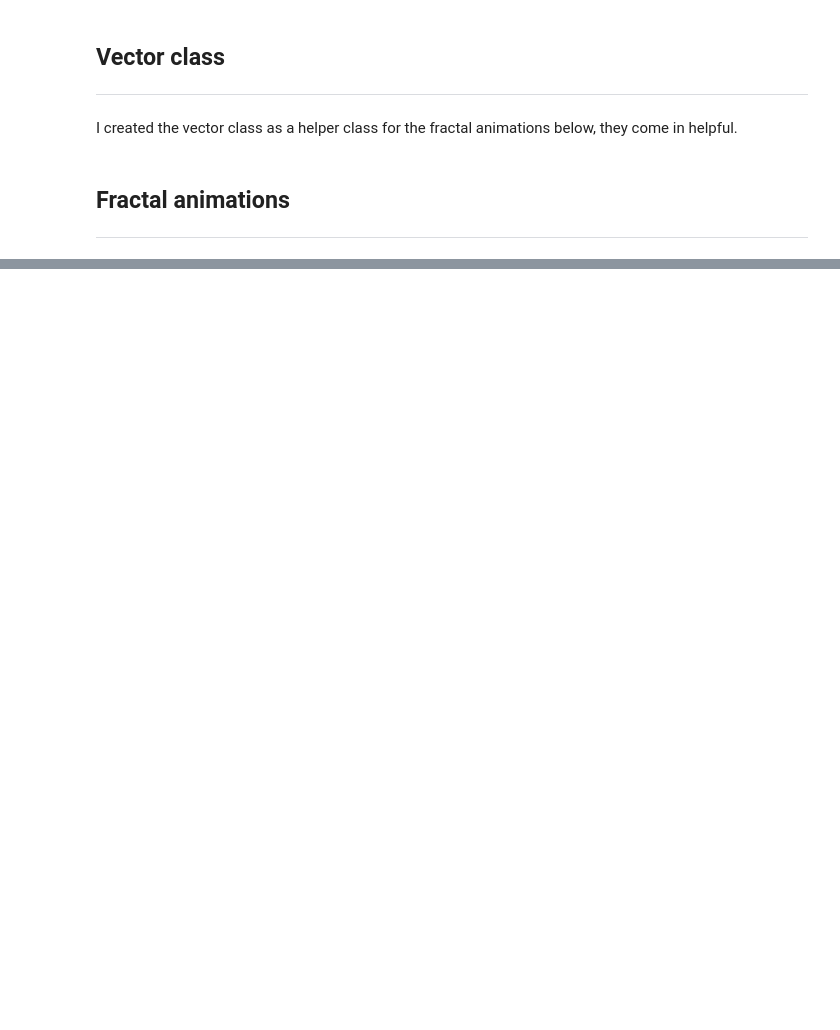
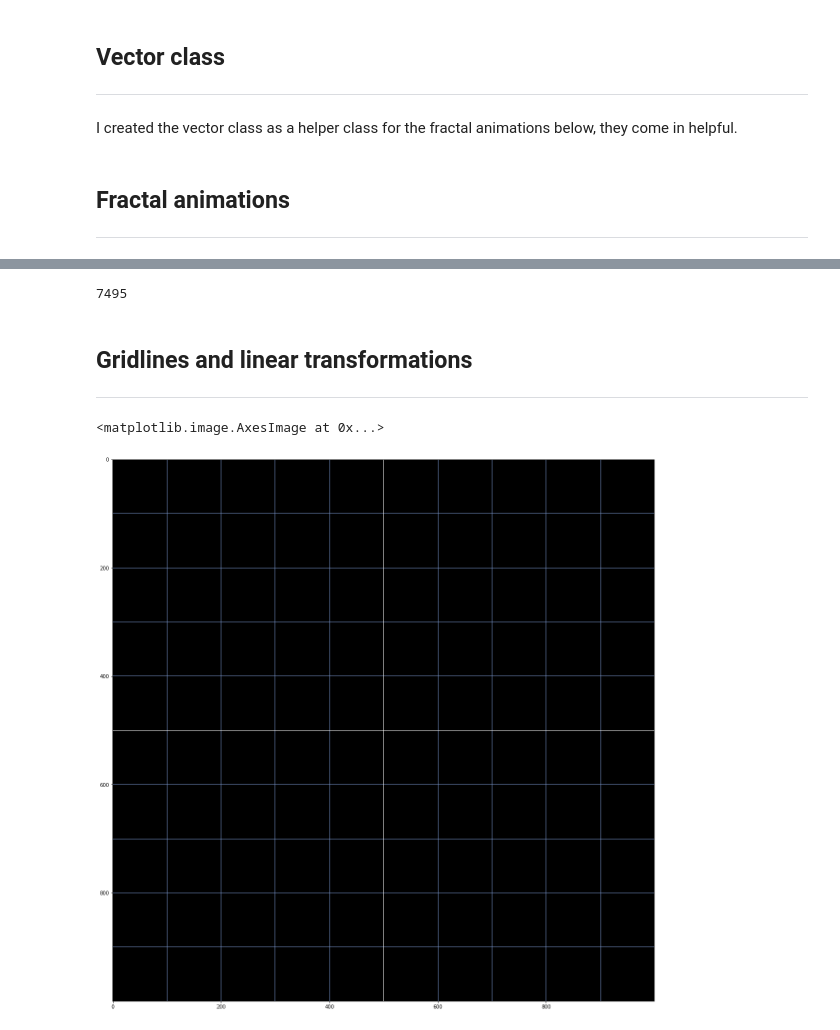
Before and after one commit to nadavhacmun/Animations, a Jupyter notebook: animations.ipynb, the cells around one changed output, grey strips where cells are left out. Saved outputs shown, nothing was run; the diff lists cells and outputs as text; code cells hidden in the pictures; blank space fills up the shorter version.

Commit message:
Working on linear transformations

```diff
--- a/animations.ipynb
+++ b/animations.ipynb
@@ -822,0 +843,38 @@ plt.imshow(img, cmap="gray")
+# %%
+vecs = []
+
+for i in range(1000):
+    for j in range(1000):
+        if img[i][j] != 0:
+            vecs.append(vector([i - 500, j - 500], 500, 500))
+
+print(len(vecs), "\n")
+for i in range(90):
+
+    transform = []
+    for vec in vecs:
+        transform.append(vec.Rotate(np.pi/180))
+
+    img = np.zeros((1000, 1000))
+    for vec in transform:
+        try:
+            x = int(vec.x + vec.axis[0])
+            y = int(vec.y + vec.axis[1])
+            img[y][x] = 255
+        except:
+            pass
+
+    cv2.imwrite("./data/img-{}.jpg".format(i), np.dstack([img, img, img]))
+    vecs = transform
+
+order = []
+for i in range(89):
+    order.append("./data/img-{}.jpg".format(i))
+
+clip = mvpy.ImageSequenceClip(order, fps=60)
+clip.write_gif("linearalgebra.gif", fps=30)
+# %% [output]
+7495
+# %% [markdown]
+## Gridlines and linear transformations
+___
@@ -822,0 +926,10 @@ plt.imshow(img, cmap="gray")
+# %%
+width, height =1000, 1000
+# %%
+img = GridLines(width, height, [255, 255, 255, 255], [65, 105, 180, 180], 100, 100)
+# %%
+plt.figure(figsize=(20, 20))
+plt.imshow(img)
+# %% [output]
+<matplotlib.image.AxesImage at 0x...>
+[figure, added]
```
Also changed, not shown: parts of 15 cells of this notebook, 3 other files.
